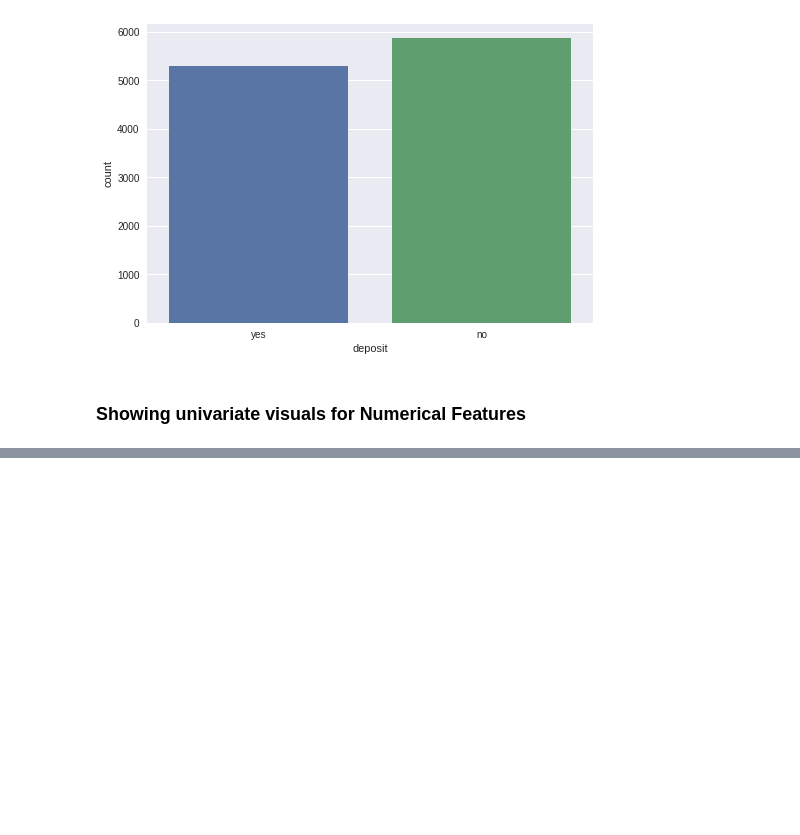
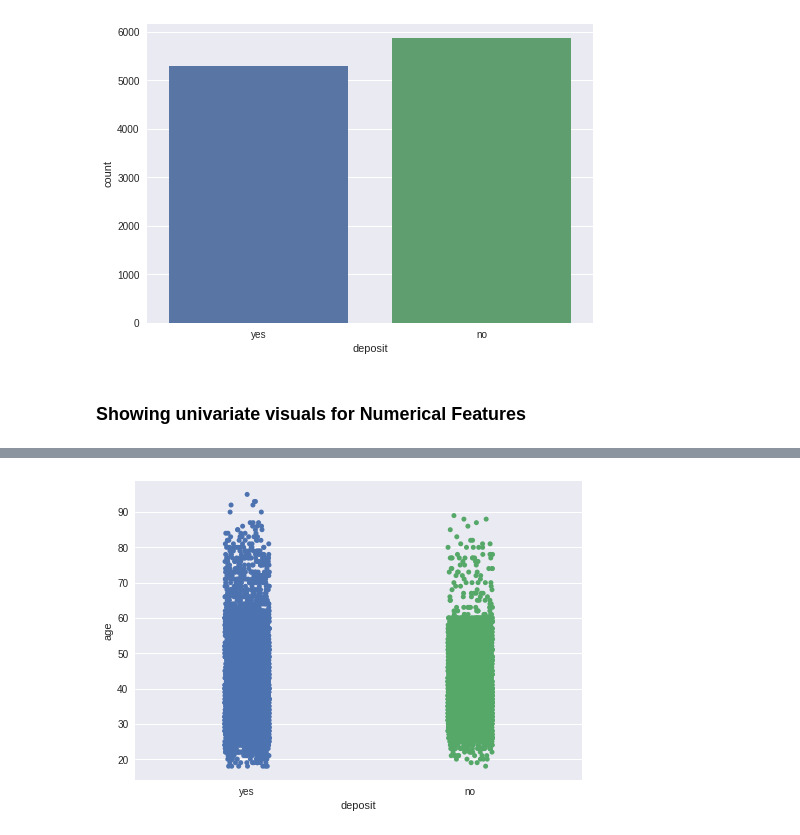
Before and after one commit to amltago/project2, a Jupyter notebook: ProjectB2.ipynb, the cells around one changed output, grey strips where cells are left out. Saved outputs shown, nothing was run; the diff lists cells and outputs as text; code cells hidden in the pictures; blank space fills up the shorter version.

```diff
--- a/ProjectB2.ipynb
+++ b/ProjectB2.ipynb
@@ -427,3 +426,7 @@ sns.histplot(df['age'], binwidth=8, binrange=(0,90), kde=False);
+# %%
+sns.stripplot(x=df['deposit'], y=df['age']);
+# %% [output]
+[figure, added]
 # %%
 sns.stripplot(x=df['deposit'], y=df['balance']);
 # %% [output]
```
Also changed, not shown: parts of 52 cells of this notebook.
